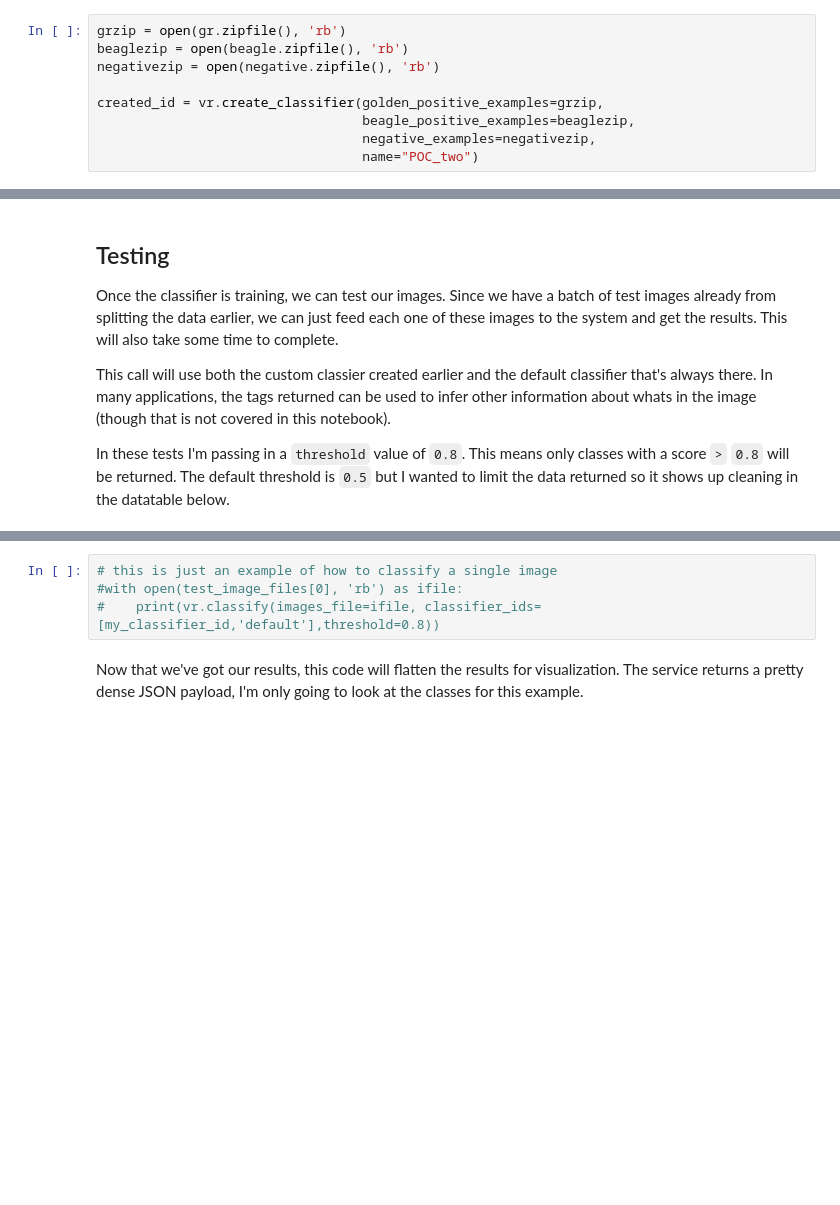
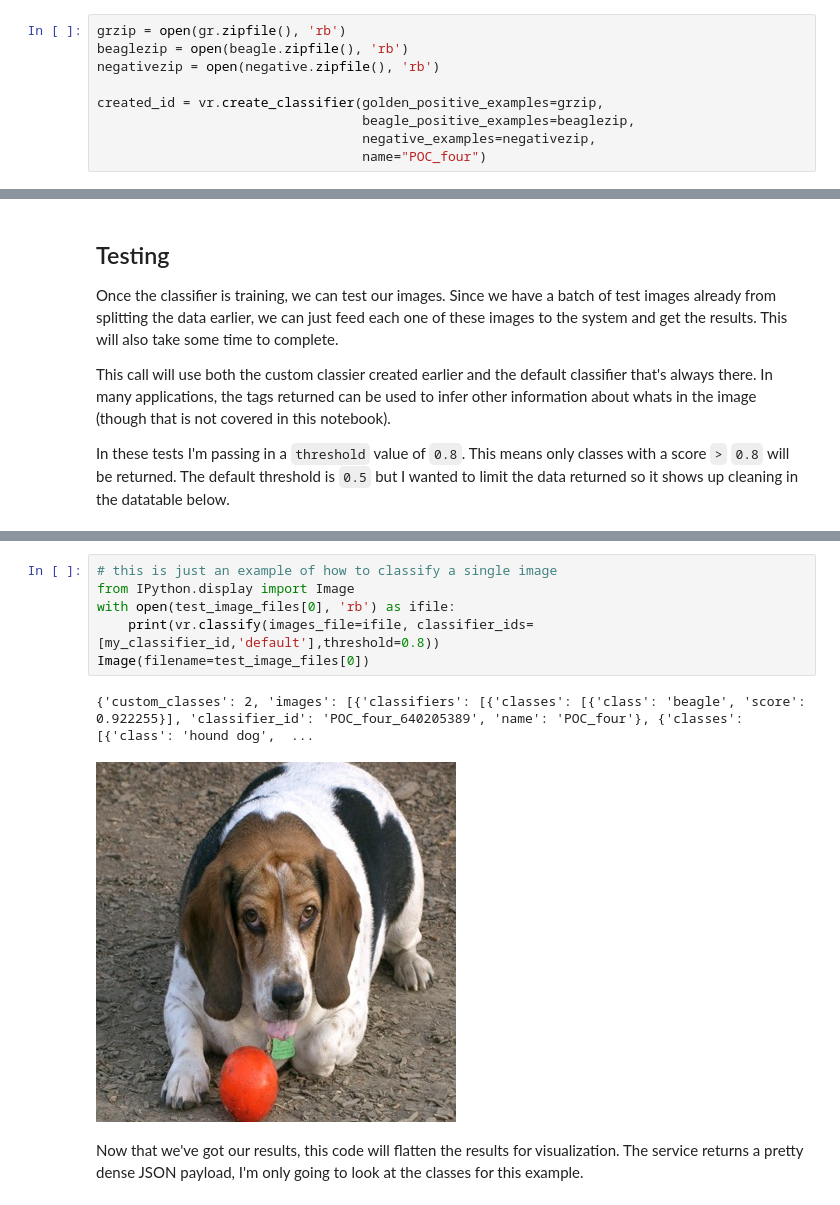
Before and after one commit to kognate/vr-notebook, a Jupyter notebook: classifier_notebook.ipynb, the cells around one changed output, grey strips where cells are left out. Saved outputs shown, nothing was run; the diff lists cells and outputs as text; blank space fills up the shorter version.

```diff
--- a/classifier_notebook.ipynb
+++ b/classifier_notebook.ipynb
@@ -116,7 +138,7 @@ negativezip = open(negative.zipfile(), 'rb')
 created_id = vr.create_classifier(golden_positive_examples=grzip,
                                   beagle_positive_examples=beaglezip,
                                   negative_examples=negativezip,
-                                  name="POC_two")
+                                  name="POC_four")
 # %% [markdown]
 Even though training takes a while, we get back the classifier ID immediately and will poll the service to find out when the training has finished.
 # %%
@@ -147,7 +176,12 @@ for image_file in test_image_files:
 # %%
 # this is just an example of how to classify a single image
-#with open(test_image_files[0], 'rb') as ifile:
-#    print(vr.classify(images_file=ifile, classifier_ids=[my_classifier_id,'default'],threshold=0.8))
+from IPython.display import Image
+with open(test_image_files[0], 'rb') as ifile:
+    print(vr.classify(images_file=ifile, classifier_ids=[my_classifier_id,'default'],threshold=0.8))
+Image(filename=test_image_files[0])
+# %% [output]
+{'custom_classes': 2, 'images': [{'classifiers': [{'classes': [{'class': 'beagle', 'score': 0.922255}], 'classifier_id': 'POC_four_640205389', 'name': 'POC_four'}, {'classes': [{'class': 'hound dog',  ...
+[figure, added]
 # %% [markdown]
 Now that we've got our results,  this code will flatten the results for visualization.  The service returns a pretty dense JSON payload,  I'm only going to look at the classes for this example.
 # %%
```
Also changed, not shown: parts of 7 cells of this notebook, 1 other file.
